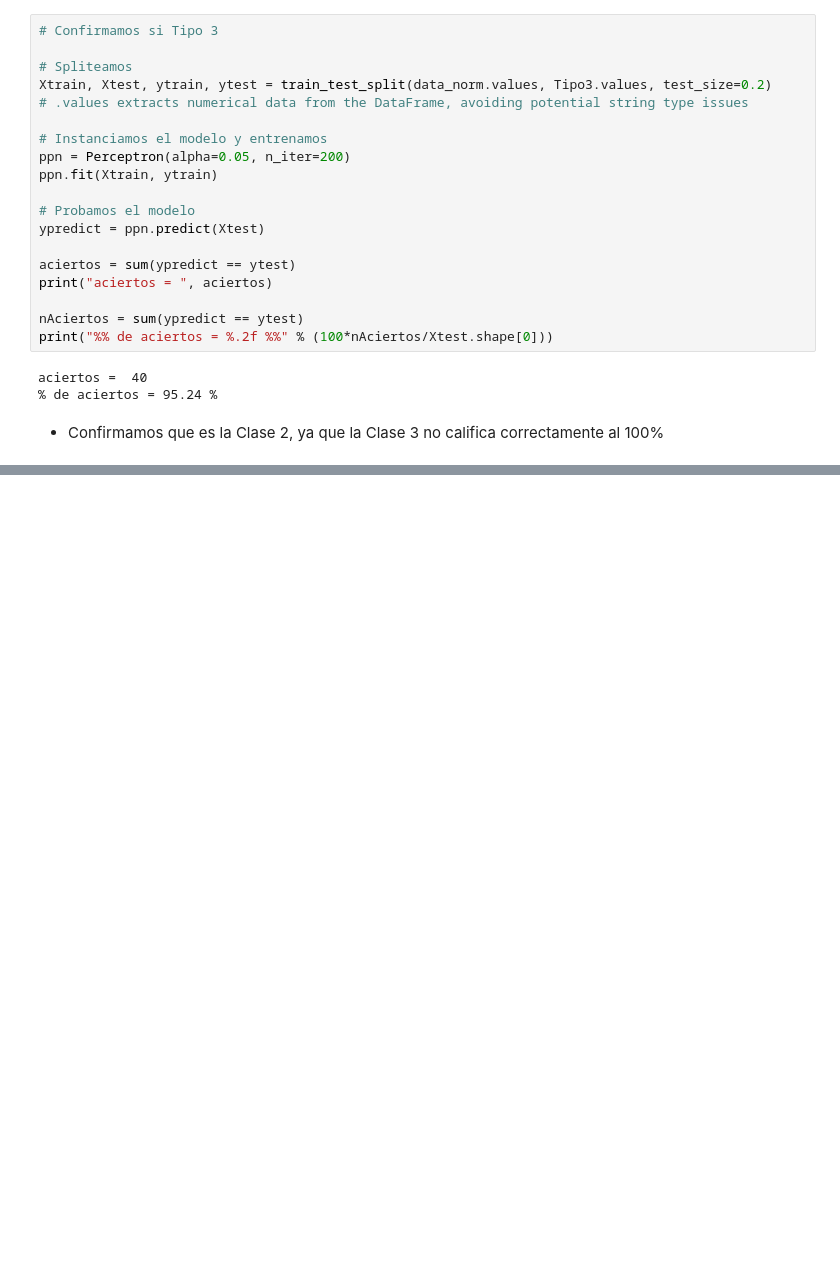
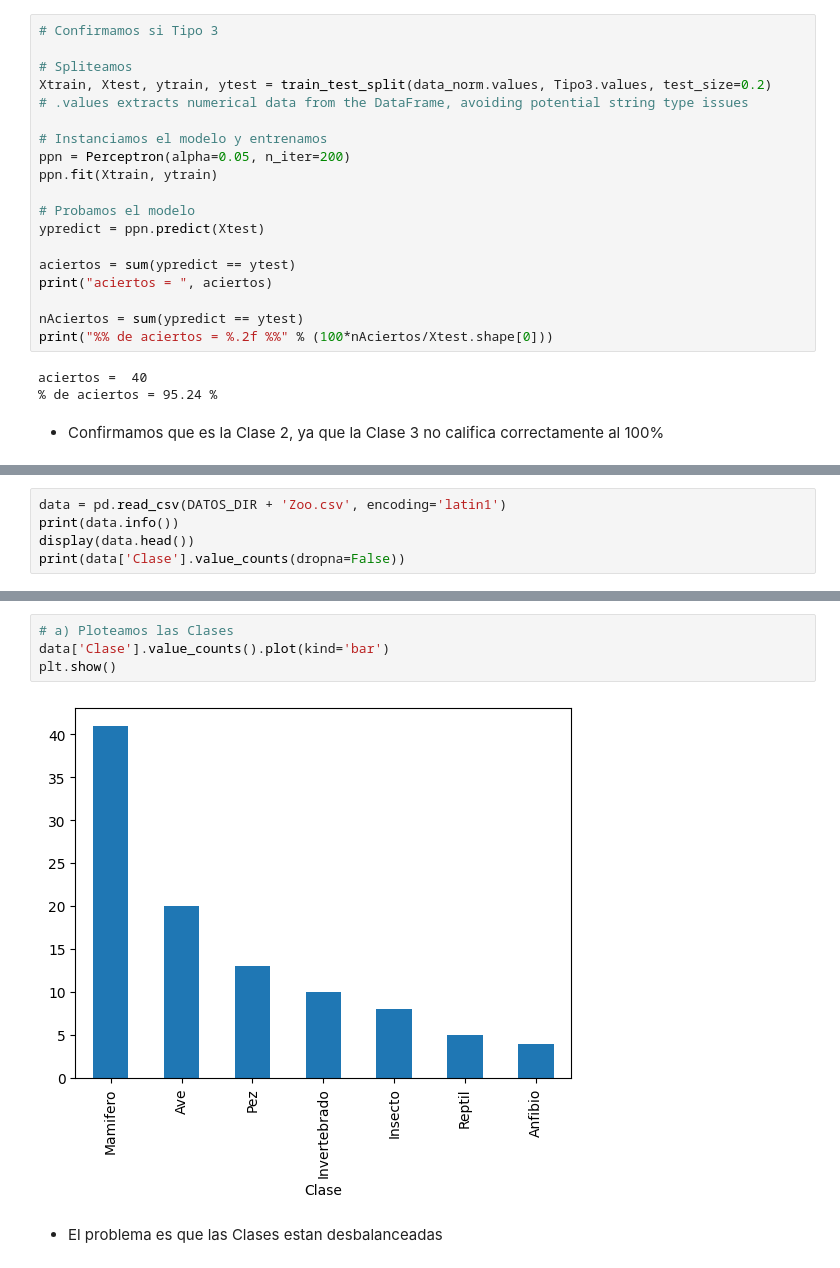
Before and after one commit to AndresMontesDeOca/Redes_Neuronales, a Jupyter notebook: Ejercicios.ipynb, the cells around one changed output, grey strips where cells are left out. Cells and saved outputs as stored; diff of their text form; blank space fills up the shorter version.

```diff
--- a/Ejercicios.ipynb
+++ b/Ejercicios.ipynb
@@ -175,0 +179,5 @@ aciertos =  40
+# %%
+data = pd.read_csv(DATOS_DIR + 'Zoo.csv', encoding='latin1')
+print(data.info())
+display(data.head())
+print(data['Clase'].value_counts(dropna=False))
@@ -175,0 +217,8 @@ aciertos =  40
+# %%
+# a) Ploteamos las Clases
+data['Clase'].value_counts().plot(kind='bar')
+plt.show()
+# %% [output]
+[figure, added]
+# %% [markdown]
+- El problema es que las Clases estan desbalanceadas
```
Also changed, not shown: parts of 4 cells of this notebook.
